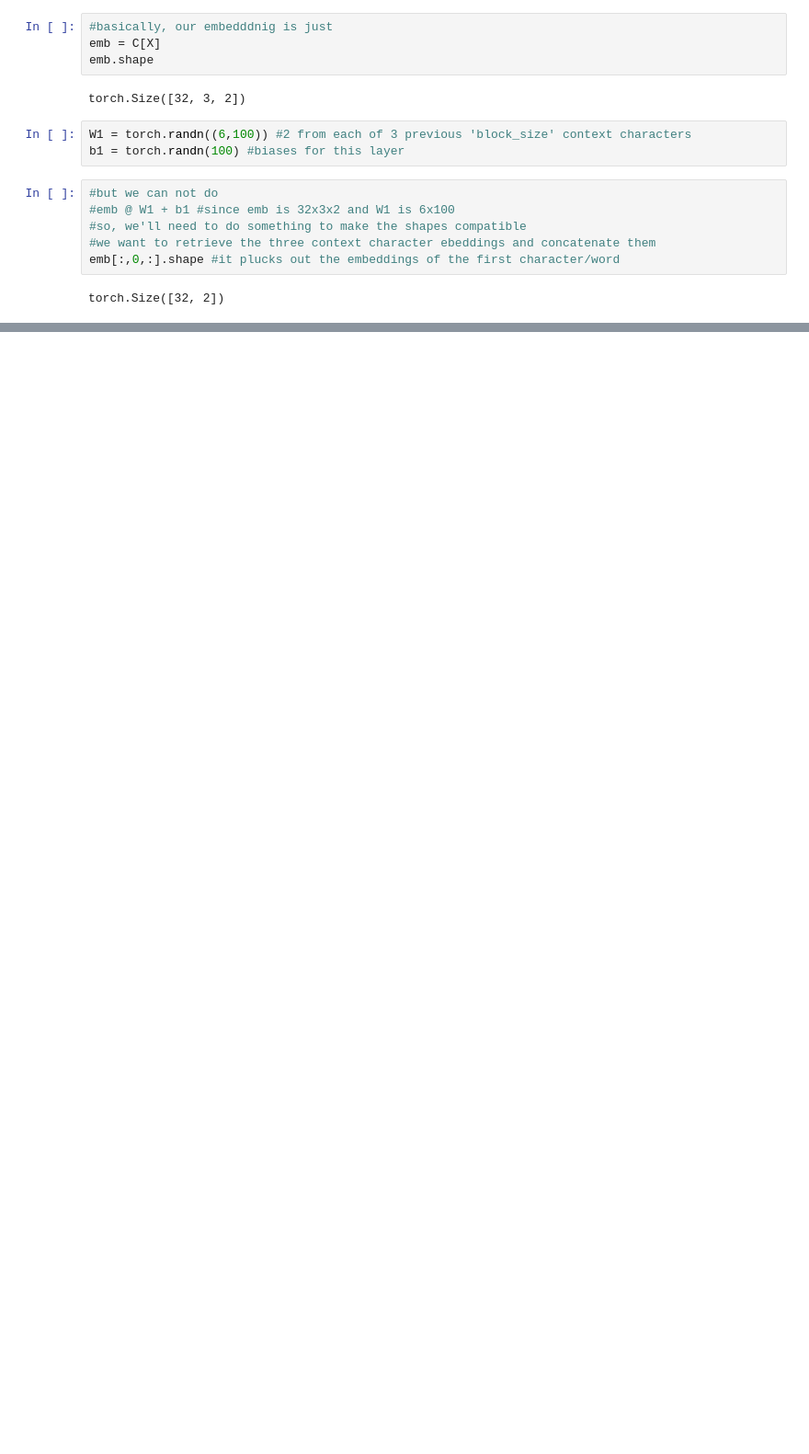
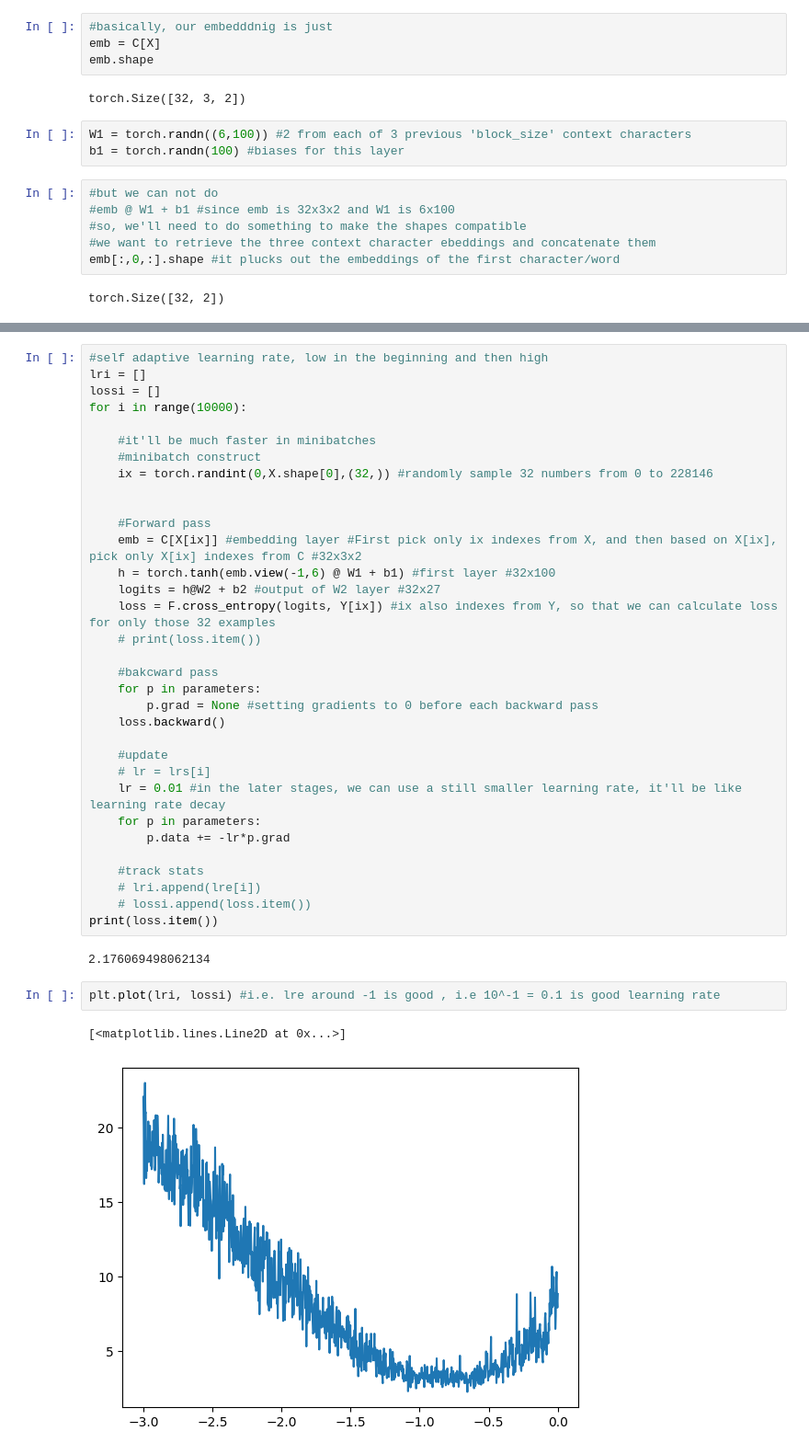
Before and after one commit to HimanshuSharmaKUL/Makemore, a Jupyter notebook: makemore part 2.ipynb, the cells around one changed output, grey strips where cells are left out. Shown at 92% size. Saved outputs shown, nothing was run; the diff lists cells and outputs as text; blank space fills up the shorter version.

Commit message:
MLP learning, finding decent learning rate, then decaying the learning rate in later stages

```diff
--- a/makemore part 2.ipynb
+++ b/makemore part 2.ipynb
@@ -151,0 +522,40 @@ torch.Size([32, 2])
+# %%
+#self adaptive learning rate, low in the beginning and then high
+lri = []
+lossi = []
+for i in range(10000):
+
+    #it'll be much faster in minibatches
+    #minibatch construct
+    ix = torch.randint(0,X.shape[0],(32,)) #randomly sample 32 numbers from 0 to 228146
+
+
+    #Forward pass
+    emb = C[X[ix]] #embedding layer #First pick only ix indexes from X, and then based on X[ix], pick only X[ix] indexes from C #32x3x2
+    h = torch.tanh(emb.view(-1,6) @ W1 + b1) #first layer #32x100
+    logits = h@W2 + b2 #output of W2 layer #32x27
+    loss = F.cross_entropy(logits, Y[ix]) #ix also indexes from Y, so that we can calculate loss for only those 32 examples
+    # print(loss.item())
+
+    #bakcward pass
+    for p in parameters:
+        p.grad = None #setting gradients to 0 before each backward pass
+    loss.backward()
+
+    #update
+    # lr = lrs[i]
+    lr = 0.01 #in the later stages, we can use a still smaller learning rate, it'll be like learning rate decay
+    for p in parameters:
+        p.data += -lr*p.grad
+
+    #track stats
+    # lri.append(lre[i])
+    # lossi.append(loss.item())
+print(loss.item())
+# %% [output]
+2.176069498062134
+# %%
+plt.plot(lri, lossi) #i.e. lre around -1 is good , i.e 10^-1 = 0.1 is good learning rate
+# %% [output]
+[<matplotlib.lines.Line2D at 0x...>]
+[figure, added]
```
Also changed, not shown: parts of 36 cells of this notebook.
